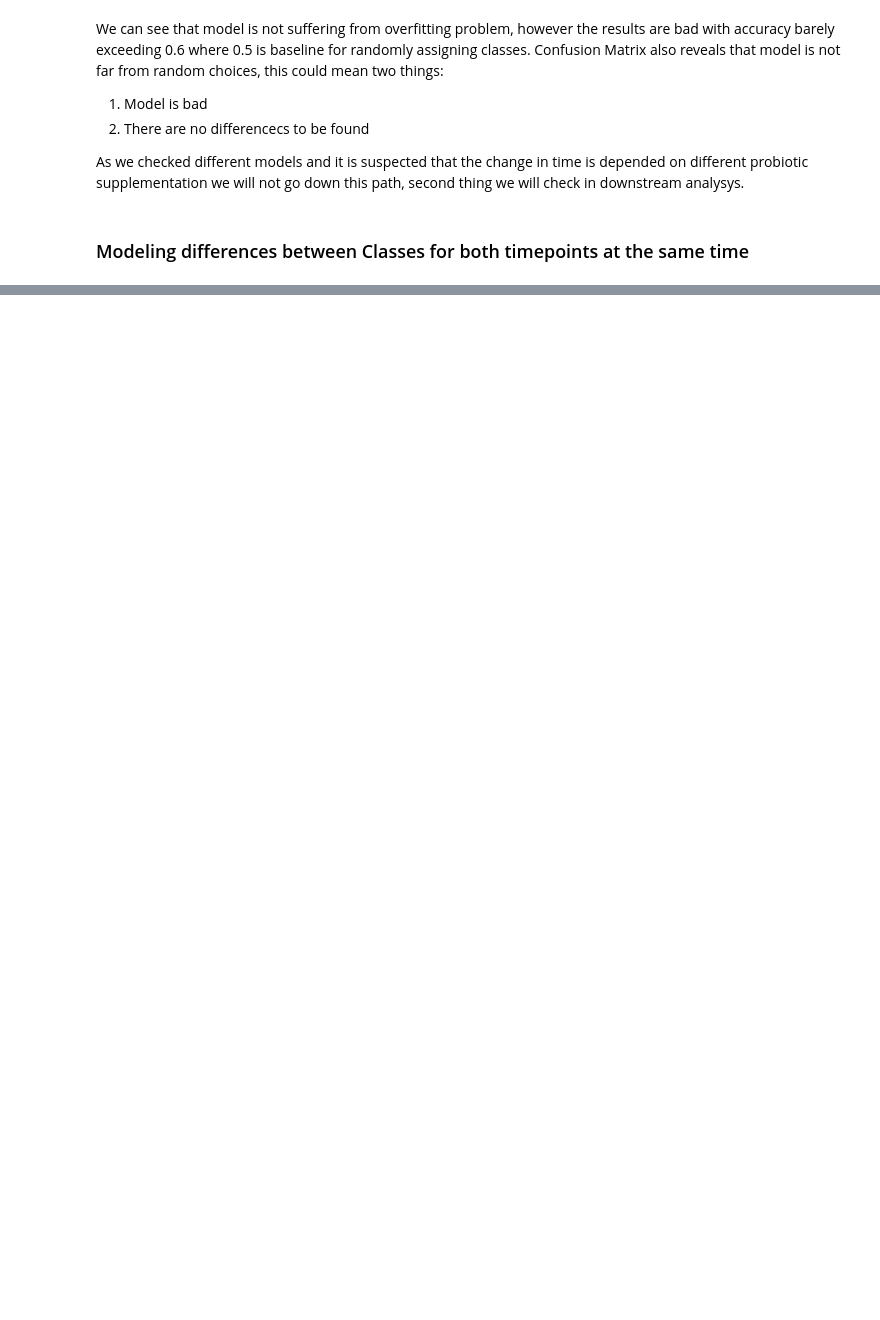
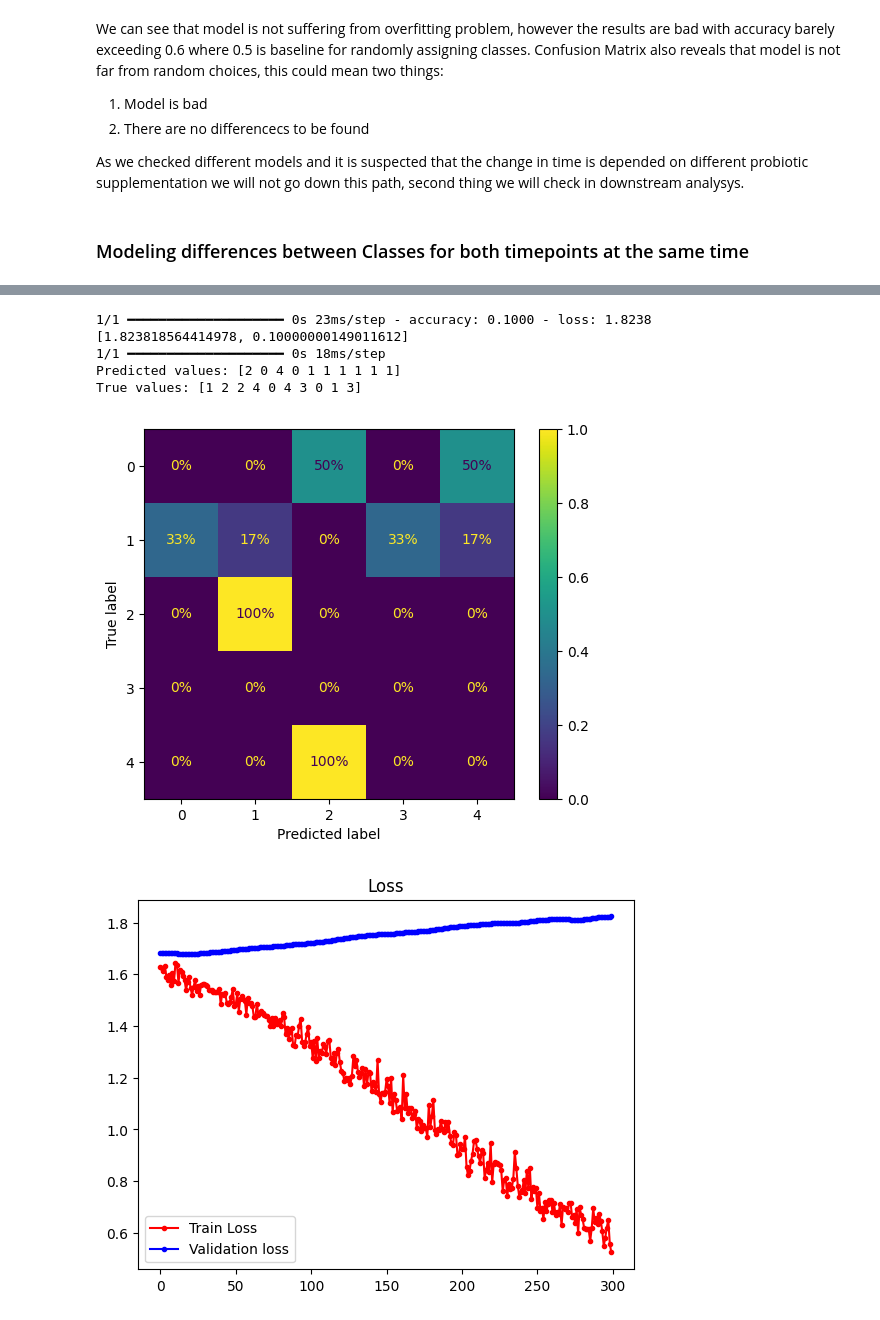
Before and after one commit to paq88/Fish_neural_network_classifier, a Jupyter notebook: sed_based/Sediment_1.ipynb, the cells around one changed output, grey strips where cells are left out. Drawn from its saved outputs; the diff is of its cells as text; code cells hidden in the pictures; blank space fills up the shorter version.

```diff
--- a/sed_based/Sediment_1.ipynb
+++ b/sed_based/Sediment_1.ipynb
@@ -198,0 +301,6 @@ df['pond'] = df['pond'].apply(lambda x: pond_decoder(x,codes))
+# %%
+X=df_second_tp[predictors].values
+y=df_second_tp["class_pond"].values
+yt = keras.utils.to_categorical(y, 5)
+X_train, X_test, y_train, y_test = train_test_split(X,yt,test_size=10,random_state=111,stratify = y,shuffle = True)
+print(X_train.shape,X_test.shape,y_train.shape,y_test.shape)
@@ -198,0 +309,16 @@ df['pond'] = df['pond'].apply(lambda x: pond_decoder(x,codes))
+# %%
+model3 = keras.Sequential()
+
+
+
+model3.add(keras.layers.Dense(256,input_shape=(X_train.shape[1],),activation='relu'))
+
+
+model3.add(keras.layers.Dropout(rate=0.25))
+model3.add(keras.layers.Dense(64, activation ='relu'))
+model3.add(keras.layers.Dropout(rate=0.25))
+model3.add(keras.layers.Dense(16, activation ='relu'))
+
+model3.add(keras.layers.Dense(5, activation ='softmax'))
+
+model3.summary()
@@ -198,0 +345,10 @@ df['pond'] = df['pond'].apply(lambda x: pond_decoder(x,codes))
+# %%
+loss = "categorical_crossentropy"
+#metrics = "sparse_categorical_crossentropy"
+metrics = ["accuracy"]
+
+optimizer = keras.optimizers.Adam(learning_rate = 0.0001)
+
+model3.compile(optimizer = optimizer, loss = loss, metrics=metrics)
+# %%
+history3=model3.fit(X_train, y_train, epochs = 300, verbose = 1, shuffle = True, validation_data=(X_test, y_test))
@@ -198,0 +389,10 @@ df['pond'] = df['pond'].apply(lambda x: pond_decoder(x,codes))
+# %%
+evaluate_model(model3, history3, X_test, y_test)
+# %% [output]
+1/1 ━━━━━━━━━━━━━━━━━━━━ 0s 23ms/step - accuracy: 0.1000 - loss: 1.8238
+[1.823818564414978, 0.10000000149011612]
+1/1 ━━━━━━━━━━━━━━━━━━━━ 0s 18ms/step
+Predicted values: [2 0 4 0 1 1 1 1 1 1]
+True values: [1 2 2 4 0 4 3 0 1 3]
+[figure, added]
+[figure, added]
```
Also changed, not shown: parts of 29 cells of this notebook, 1 other file.
